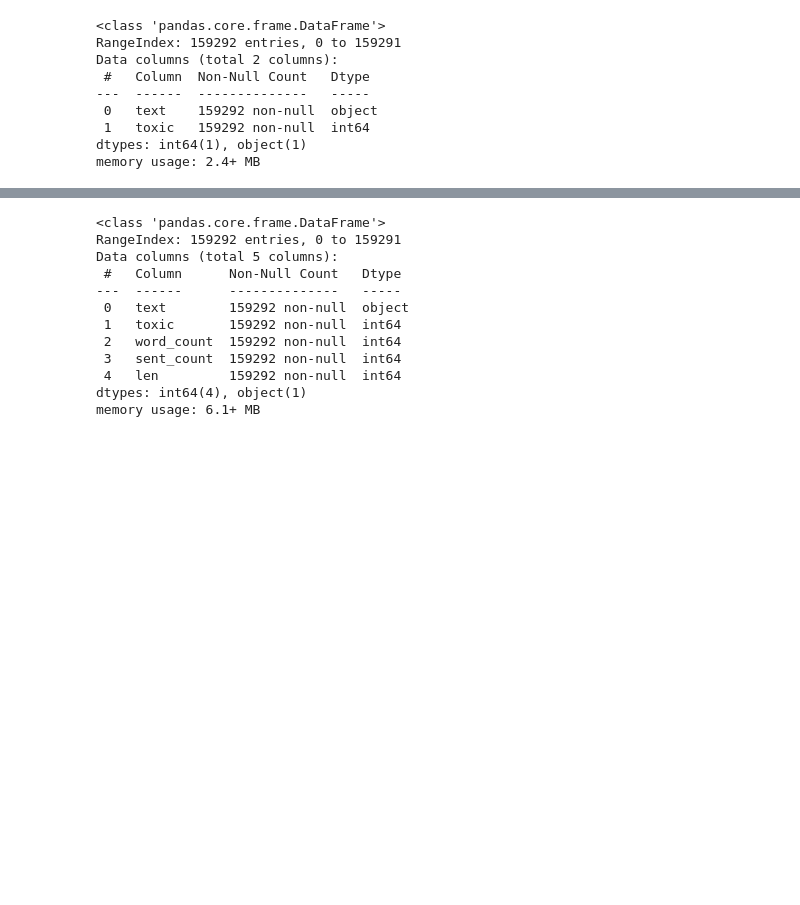
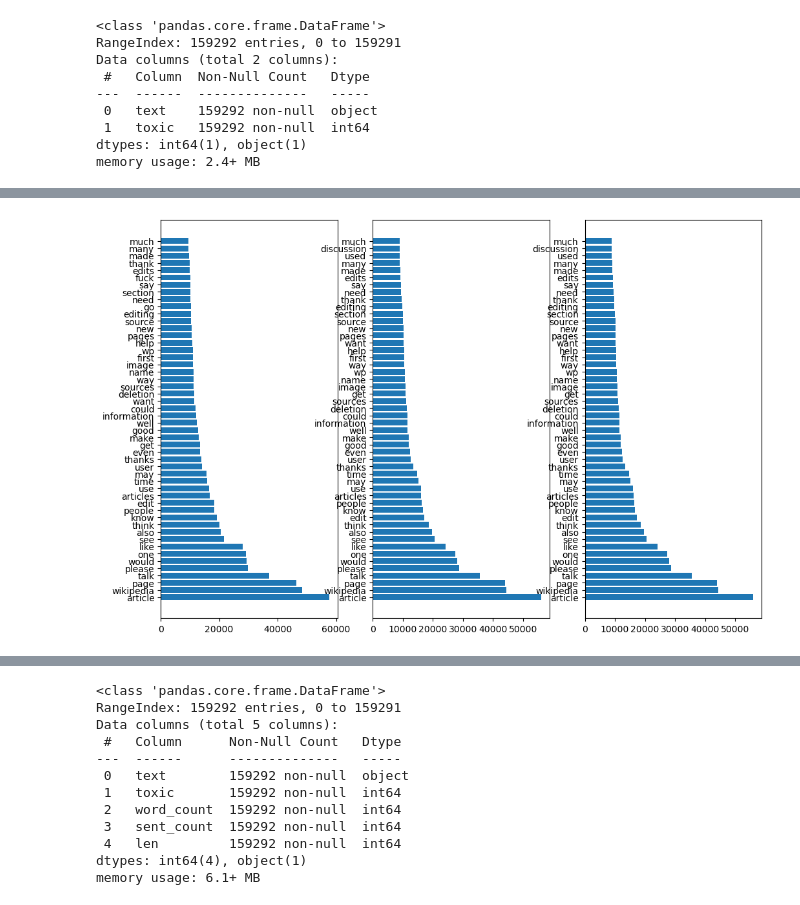
Before and after one commit to green-igor/wiki, a Jupyter notebook: wikiki (1).ipynb, the cells around one changed output, grey strips where cells are left out. Cells and saved outputs as stored; diff of their text form; code cells hidden in the pictures; blank space fills up the shorter version.

```diff
--- a/wikiki (1).ipynb
+++ b/wikiki (1).ipynb
@@ -215,0 +195,5 @@ memory usage: 2.4+ MB
+# %%
+words_wo = w_count(
+    df['text'],
+    df_cleaning=True,
+    stop_words_filtered=True)
@@ -215,0 +205,5 @@ memory usage: 2.4+ MB
+# %%
+words_wo0 = w_count(
+    df_non_toxic['text'],
+    df_cleaning=True,
+    stop_words_filtered = True)
@@ -215,0 +215,5 @@ memory usage: 2.4+ MB
+# %%
+words_wo1 = w_count(
+    df_non_toxic['text'],
+    df_cleaning=True,
+    stop_words_filtered=True)
@@ -215,0 +241,4 @@ memory usage: 2.4+ MB
+# %%
+bars([words_wo.head(50),words_wo0.head(50),words_wo1.head(50)])
+# %% [output]
+[figure, added]
```
Also changed, not shown: parts of 165 cells of this notebook.
